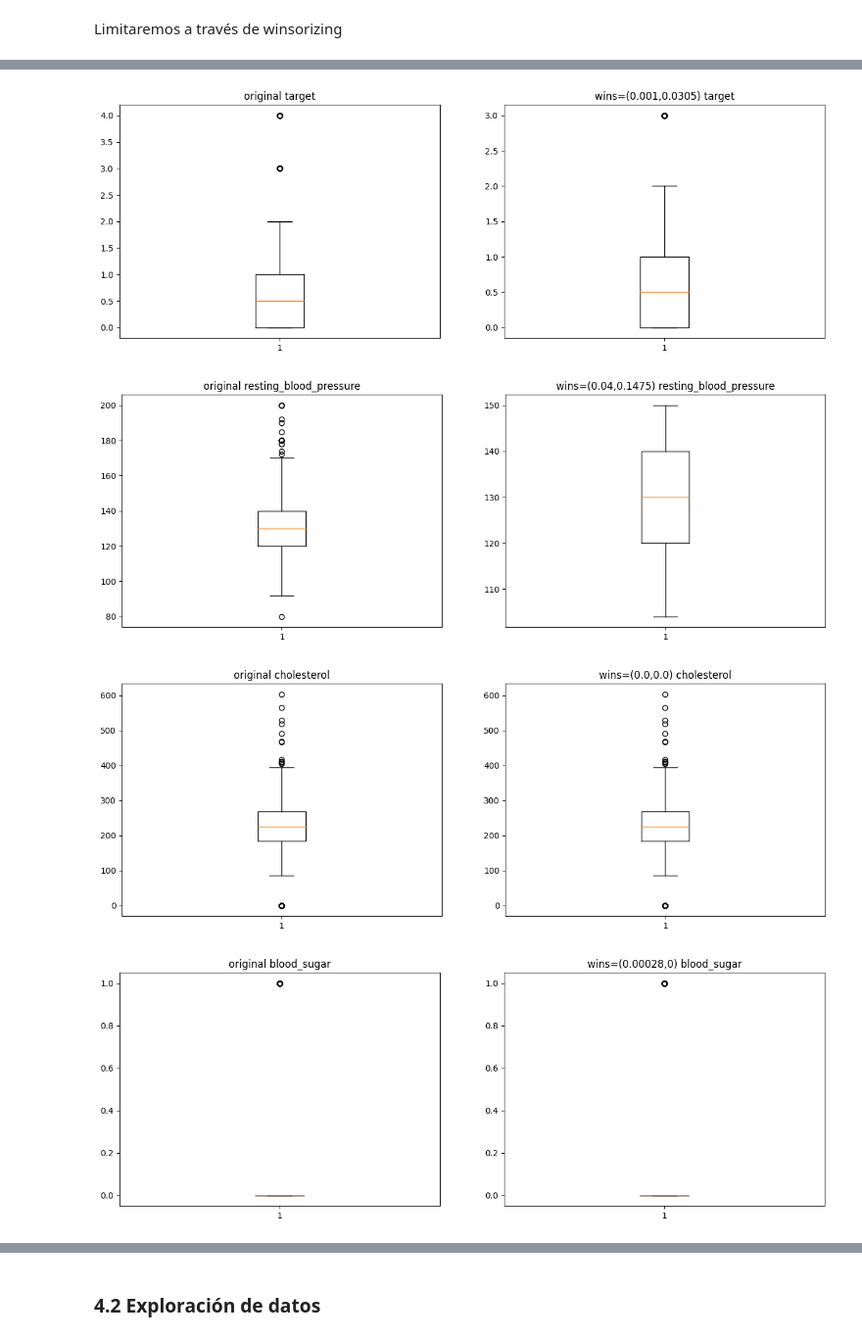
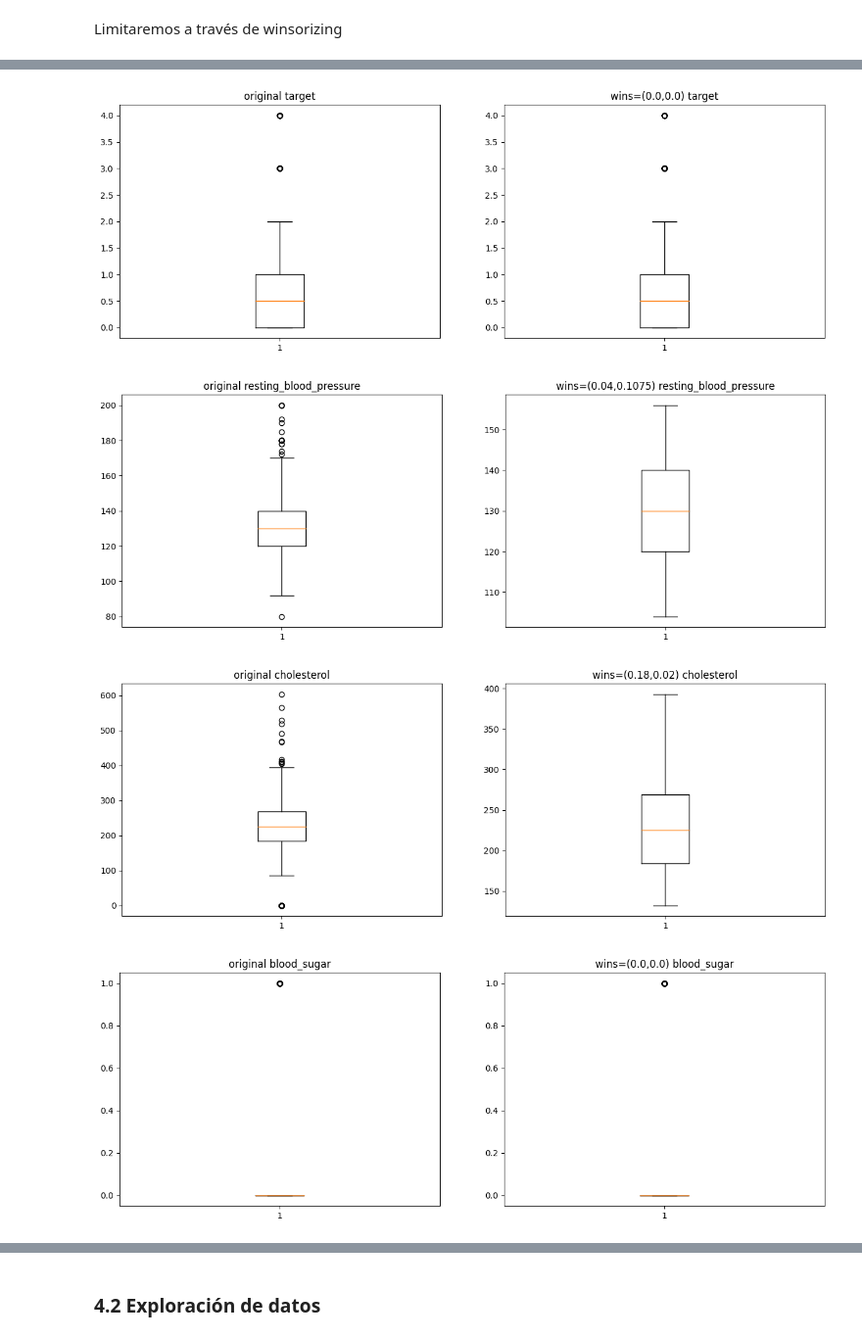
Before and after one commit to guzmanjs/MCD, a Jupyter notebook: Semestre 1/Gestion Estrategica/Clasificacion/tarea_clasificacion.ipynb, the cells around one changed output, grey strips where cells are left out. Shown at 98% size. Cells and saved outputs as stored; diff of their text form; code cells hidden in the pictures.

```diff
--- a/Semestre 1/Gestion Estrategica/Clasificacion/tarea_clasificacion.ipynb
+++ b/Semestre 1/Gestion Estrategica/Clasificacion/tarea_clasificacion.ipynb
@@ -435,16 +447,16 @@ def test_wins(col, df, wins_dict, lower_limit=0, upper_limit=0, show_plot=True):
 # %%
 
 # Verificación de la Winsorizing
 wins_dict = {}
 
-wins_dict = test_wins(cont_vars[0], df, wins_dict, lower_limit=.001, upper_limit=.0305, show_plot=True) #resting_blood_pressure
-wins_dict = test_wins(cont_vars[1], df, wins_dict, lower_limit=.04, upper_limit=.1475, show_plot=True) #cholesterol
-wins_dict = test_wins(cont_vars[2], df, wins_dict, lower_limit=.000, upper_limit=.00, show_plot=True) #blood_sugar no se considera outlier
-wins_dict = test_wins(cont_vars[3], df, wins_dict, lower_limit=.00028, show_plot=True) # max_bpm
-wins_dict = test_wins(cont_vars[4], df, wins_dict, upper_limit=.0167, show_plot=True) #oldpeak
-wins_dict = test_wins(cont_vars[5], df, wins_dict, upper_limit=.00, show_plot=True) #target?? 11.53%
+wins_dict = test_wins(cont_vars[0], df, wins_dict, lower_limit=.0, upper_limit=.0, show_plot=True) #target - no se transforma el output al ser la variable objetivo
+wins_dict = test_wins(cont_vars[1], df, wins_dict, lower_limit=.04, upper_limit=.1075, show_plot=True) #resting_bloodpressure
+wins_dict = test_wins(cont_vars[2], df, wins_dict, lower_limit=0.18, upper_limit=.02, show_plot=True) #cholesterol
+wins_dict = test_wins(cont_vars[3], df, wins_dict, lower_limit=.0, upper_limit=.0, show_plot=True) #blood_sugar
+wins_dict = test_wins(cont_vars[4], df, wins_dict, lower_limit=.0028, upper_limit=.0167, show_plot=True) #max_bpm
+wins_dict = test_wins(cont_vars[5], df, wins_dict, lower_limit=.002, upper_limit=.018, show_plot=True) #oldpeak
 # %% [output]
-[figure, old version]
+[figure, new version]
-[figure, old version]
+[figure, new version]
-[figure, old version]
+[figure, new version]
-[figure, old version]
+[figure, new version]
```
Also changed, not shown: parts of 13 cells of this notebook.
